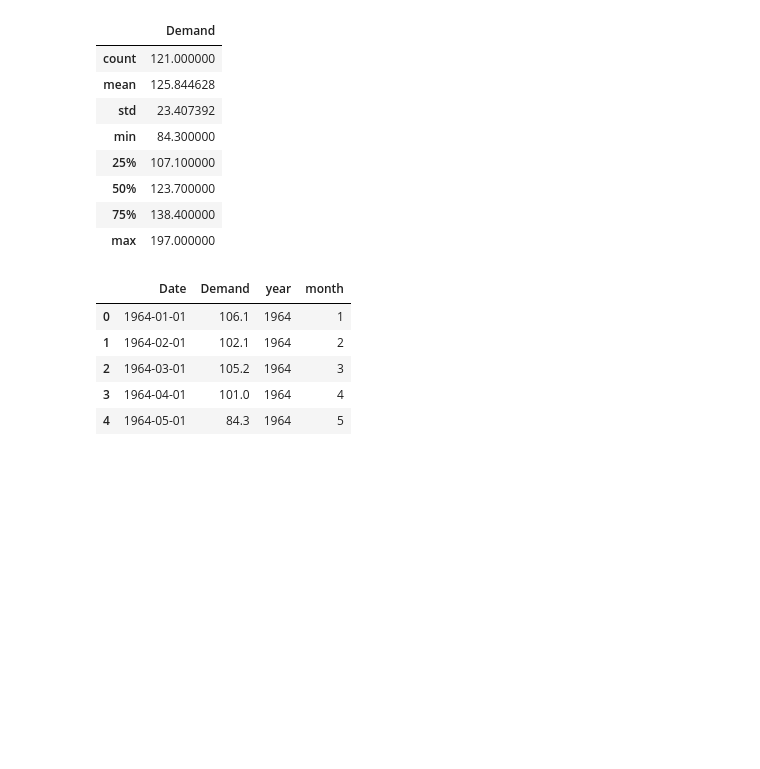
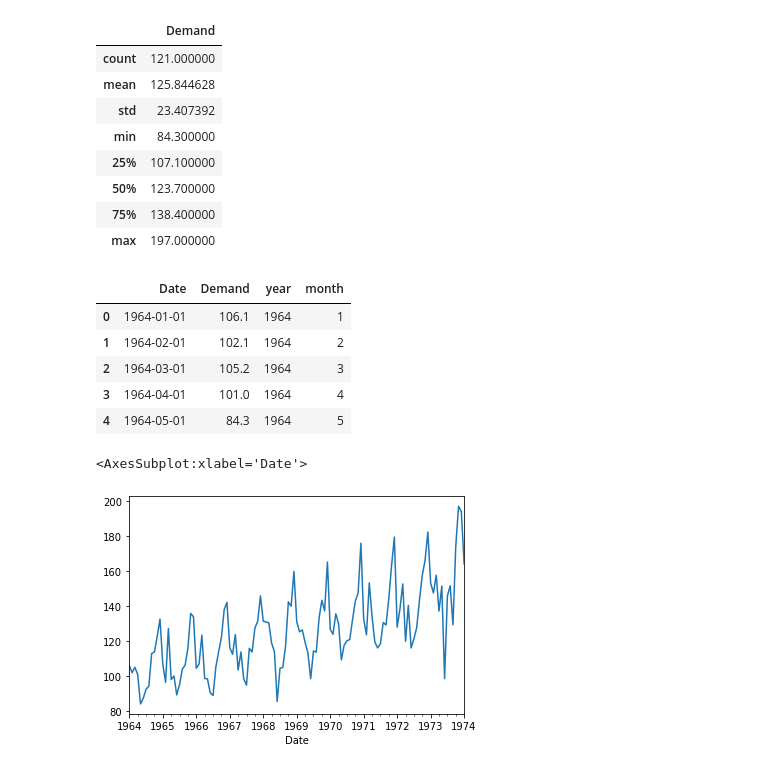
Before and after one commit to git-anupam/Demand-forcasting-and-stock-management, a Jupyter notebook: Forecasting Stock Management.ipynb, the cells around one changed output. Cells and saved outputs as stored; diff of their text form; code cells hidden in the pictures; blank space fills up the shorter version.

```diff
--- a/Forecasting Stock Management.ipynb
+++ b/Forecasting Stock Management.ipynb
@@ -74,3 +74,5 @@ dataframe.head(5)
 | 2 | 1964-03-01 | 105.2 | 1964 | 3 |
 | 3 | 1964-04-01 | 101.0 | 1964 | 4 |
 | 4 | 1964-05-01 | 84.3 | 1964 | 5 |
+# %%
+dataframe.index = dataframe['Date']
@@ -76,0 +86,5 @@ dataframe.head(5)
+# %%
+dataframe['Demand'].plot()
+# %% [output]
+<AxesSubplot:xlabel='Date'>
+[figure, added]
```
Also changed, not shown: parts of 11 cells of this notebook.
